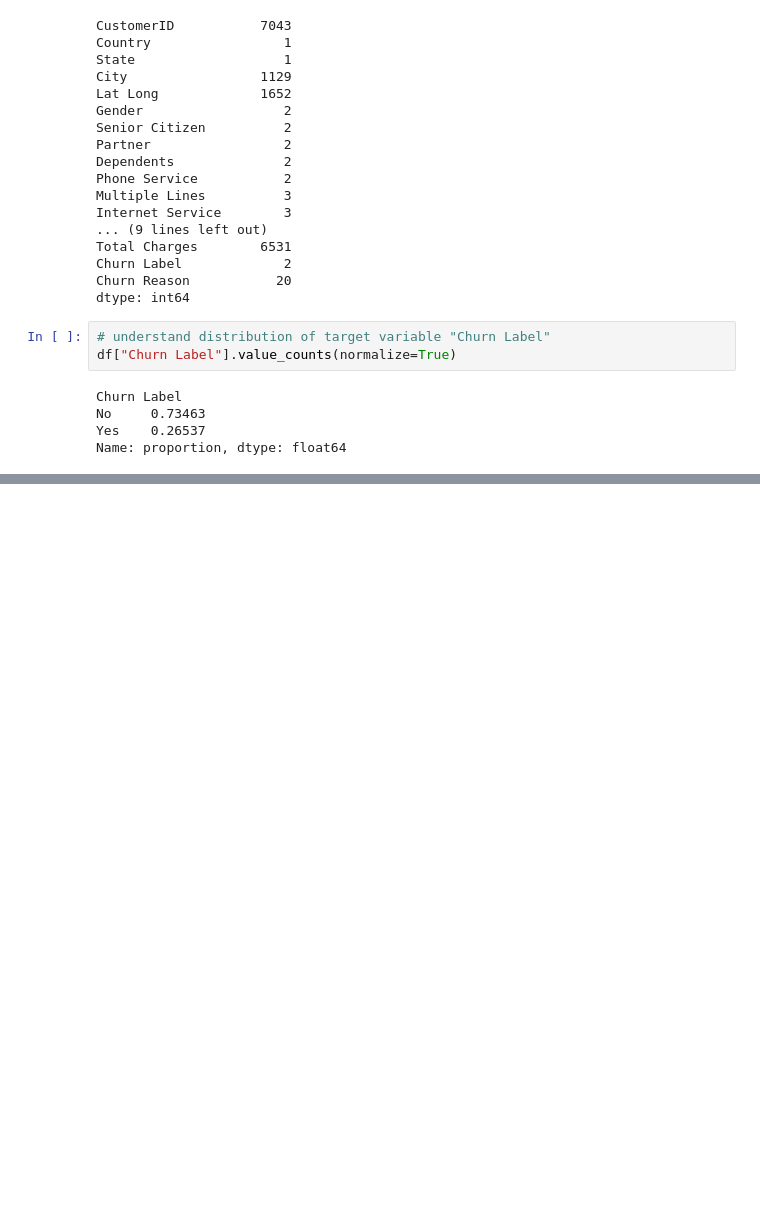
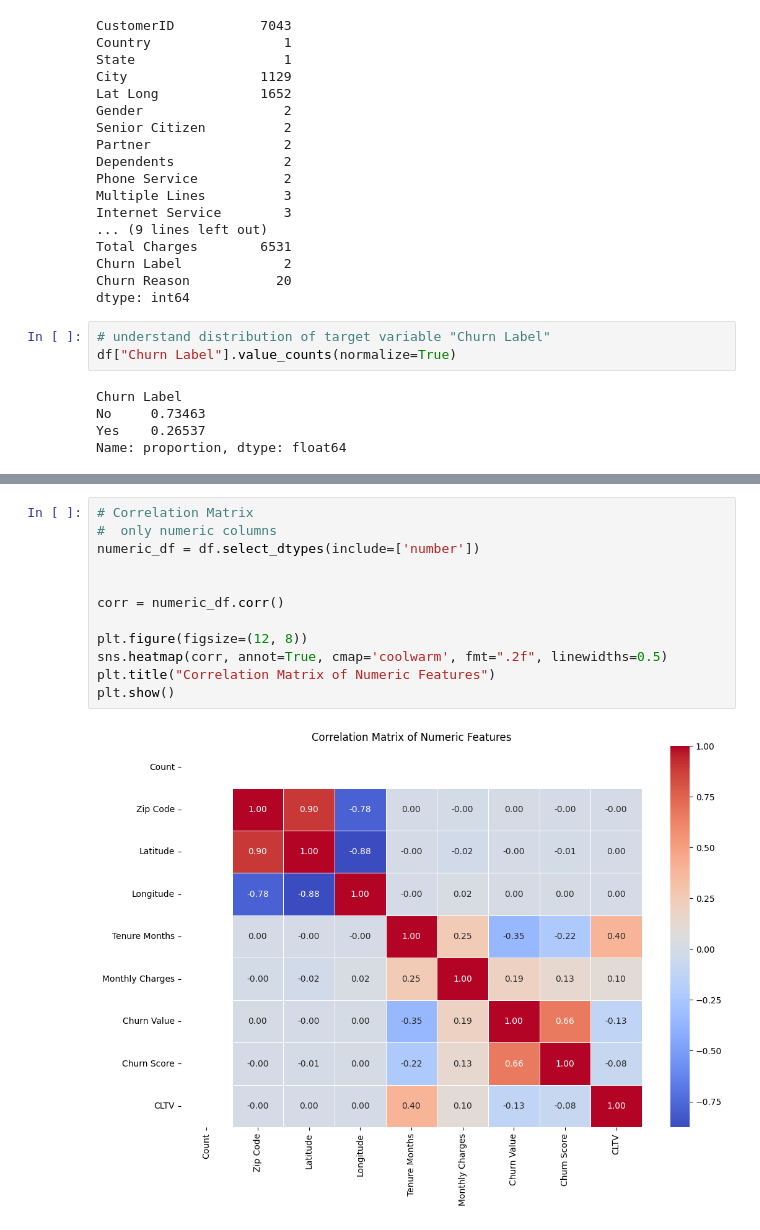
Before and after one commit to CesarALuna/customer-churn-analysis, a Jupyter notebook: notebooks/exploration.ipynb, the cells around one changed output, grey strips where cells are left out. Drawn from its saved outputs; the diff is of its cells as text; blank space fills up the shorter version.

```diff
--- a/notebooks/exploration.ipynb
+++ b/notebooks/exploration.ipynb
@@ -98,0 +143,14 @@ Name: proportion, dtype: float64
+# %%
+# Correlation Matrix
+#  only numeric columns
+numeric_df = df.select_dtypes(include=['number'])
+
+
+corr = numeric_df.corr()
+
+plt.figure(figsize=(12, 8))
+sns.heatmap(corr, annot=True, cmap='coolwarm', fmt=".2f", linewidths=0.5)
+plt.title("Correlation Matrix of Numeric Features")
+plt.show()
+# %% [output]
+[figure, added]
```
Also changed, not shown: parts of 5 cells of this notebook.
